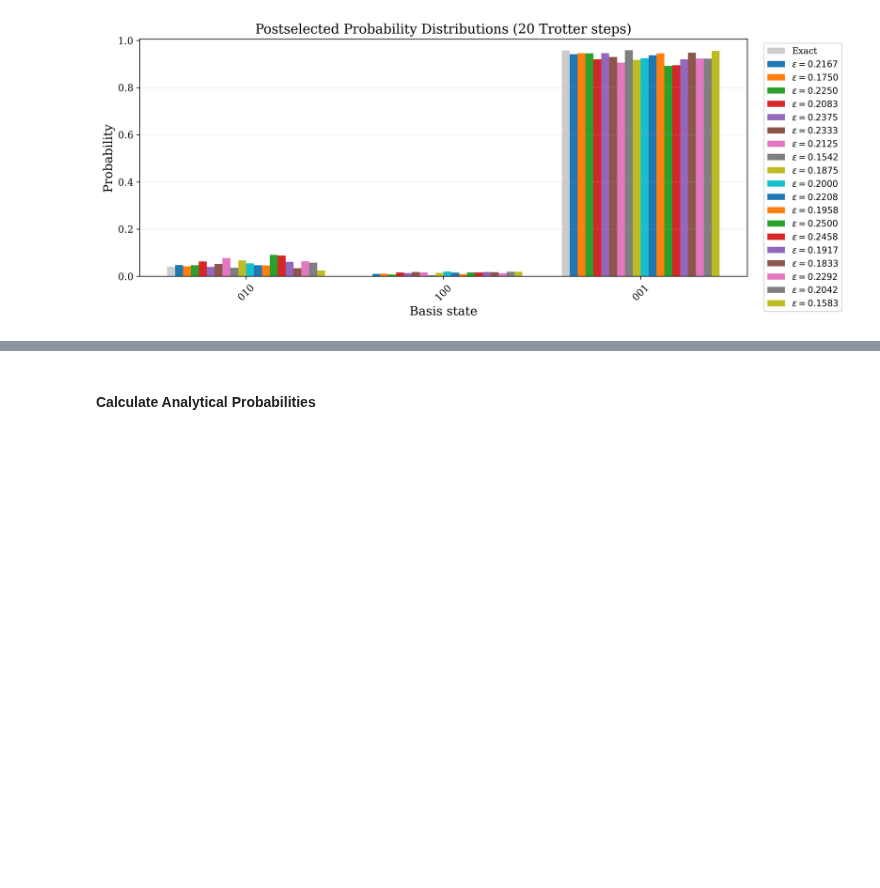
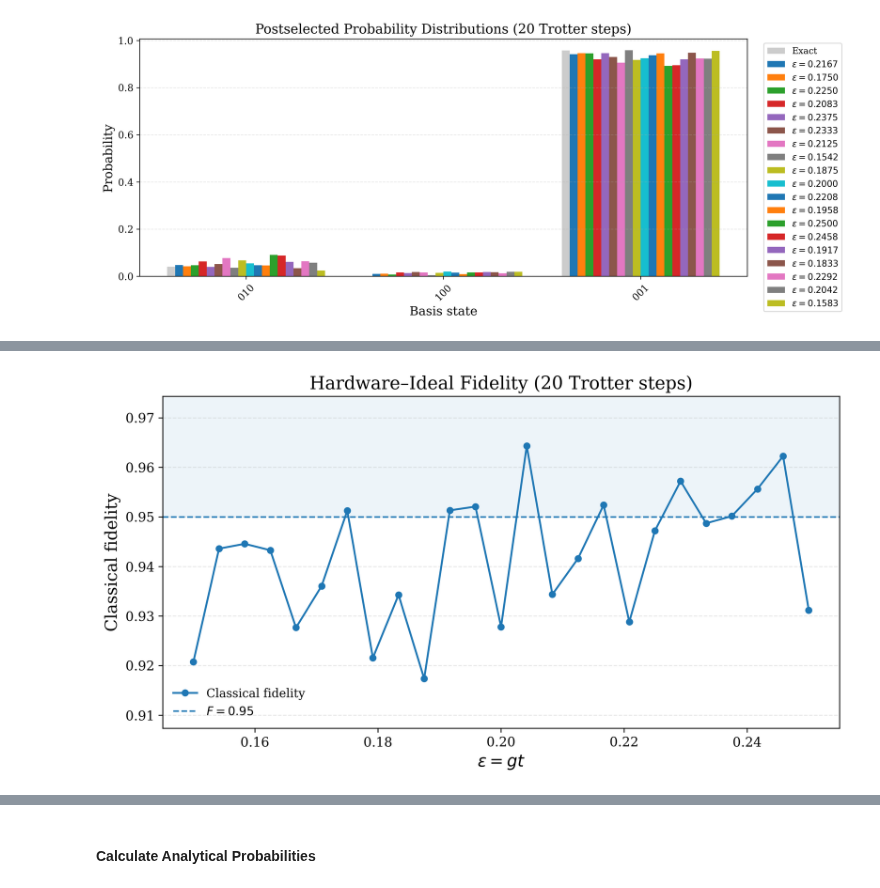
Before and after one commit to ali-tayyab/Digital-Quantum-Simulation-of-GUP-modified-Hamiltonians, a Jupyter notebook: fidelity_for_HO_using_real_backend.ipynb, the cells around one changed output, grey strips where cells are left out. Saved outputs shown, nothing was run; the diff lists cells and outputs as text; code cells hidden in the pictures; blank space fills up the shorter version.

```diff
--- a/fidelity_for_HO_using_real_backend.ipynb
+++ b/fidelity_for_HO_using_real_backend.ipynb
@@ -746,3 +806,91 @@ plt.show()
+# %%
+steps_value = troter_steps[0]
+
+eps_values = sorted(fidelity_results[steps_value].keys())
+
+fidelities = np.array([
+    fidelity_results[steps_value][eps]
+    for eps in eps_values
+])
+
+FIDELITY_THRESHOLD = 0.95
+
+fig, ax = plt.subplots(figsize=(9, 5))
+
+# Fidelity curve
+ax.plot(
+    eps_values,
+    fidelities,
+    marker='o',
+    markersize=5,
+    linewidth=1.6,
+    label='Classical fidelity'
+)
+
+# 95% threshold
+ax.axhline(
+    FIDELITY_THRESHOLD,
+    linestyle='--',
+    linewidth=1.3,
+    label=r'$F=0.95$'
+)
+
+# Highlight high-fidelity region
+ax.axhspan(
+    FIDELITY_THRESHOLD,
+    1.0,
+    alpha=0.08
+)
+
+# Zoom around the actual data
+margin = 0.01
+
+ymin = max(
+    0.0,
+    min(fidelities.min(), FIDELITY_THRESHOLD) - margin
+)
+
+ymax = min(
+    1.0,
+    max(fidelities.max(), FIDELITY_THRESHOLD) + margin
+)
+
+ax.set_ylim(ymin, ymax)
+
+ax.set_xlabel(r'$\epsilon = gt$')
+ax.set_ylabel('Classical fidelity')
+
+ax.set_title(
+    f'Hardware–Ideal Fidelity '
+    f'({steps_value} Trotter steps)'
+)
+
+ax.grid(
+    axis='y',
+    linestyle='--',
+    alpha=0.3
+)
+
+ax.legend(
+    frameon=False
+)
+
+plt.tight_layout()
+
+plt.savefig(
+    "plots/fidelity_vs_epsilon.pdf",
+    bbox_inches="tight"
+)
+
+plt.savefig(
+    "plots/fidelity_vs_epsilon.png",
+    dpi=600,
+    bbox_inches="tight"
+)
+
+plt.show()
+# %% [output]
+[figure, added]
 # %%
 # Inputs
 
```
Also changed, not shown: parts of 18 cells of this notebook.
